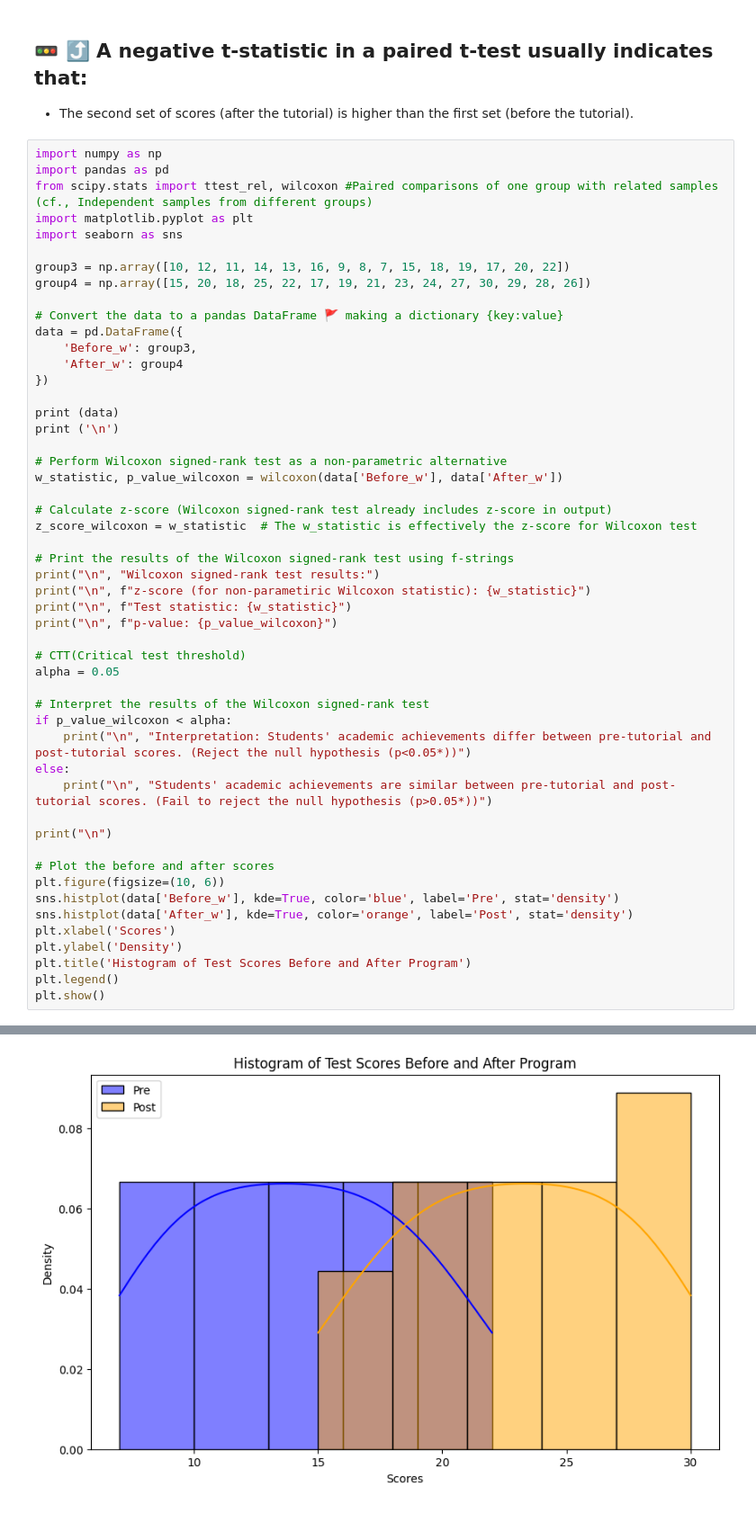
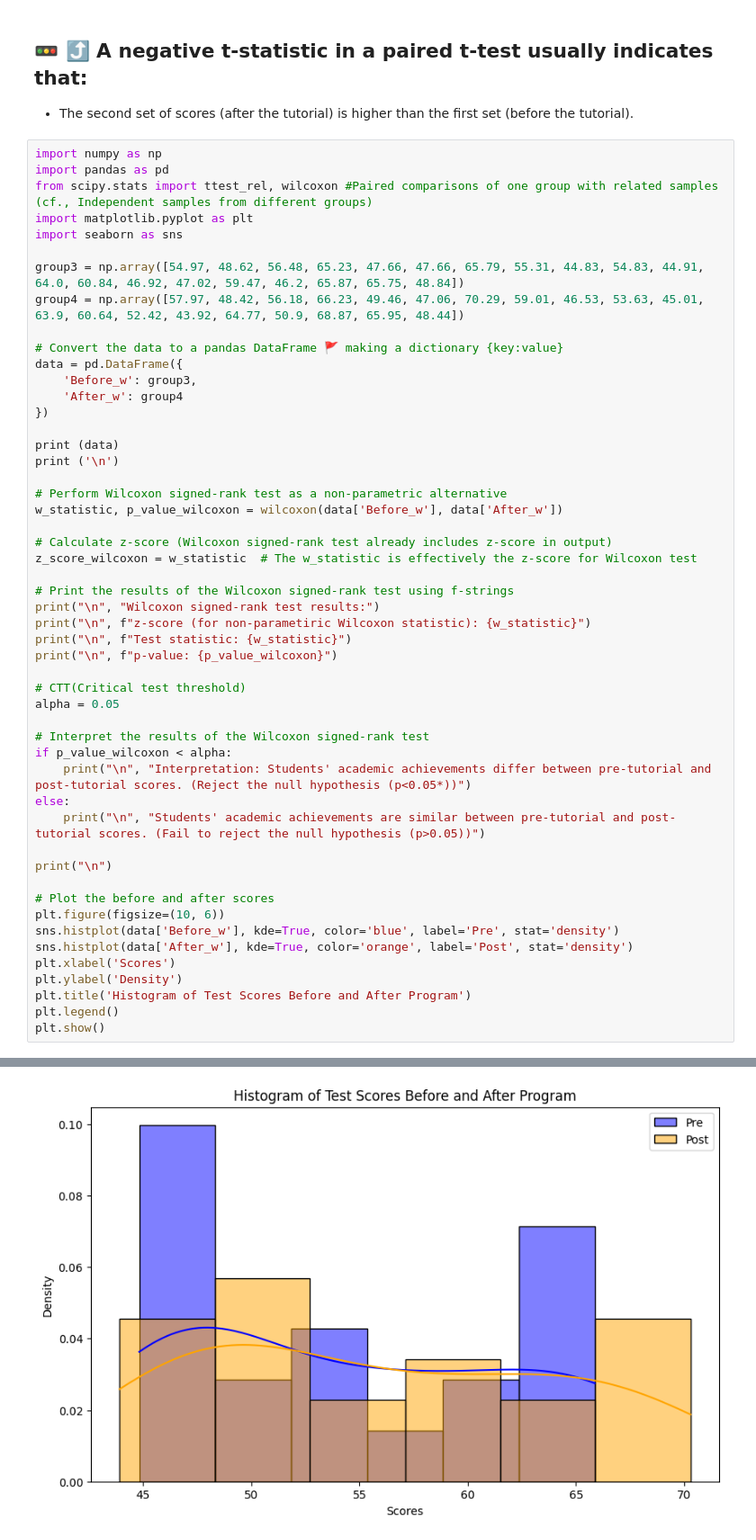
Before and after one commit to ms624atyale/Pandas_Stats_Data_Analysis_2025, a Jupyter notebook: 12_Unpaired_Paired_2Sample_Tests.ipynb, the cells around one changed output, grey strips where cells are left out. Shown: that part at 90% size. Drawn from its saved outputs; the diff is of its cells as text.

```diff
--- a/12_Unpaired_Paired_2Sample_Tests.ipynb
+++ b/12_Unpaired_Paired_2Sample_Tests.ipynb
@@ -240,8 +244,8 @@ from scipy.stats import ttest_rel, wilcoxon #Paired comparisons of one group wit
 import matplotlib.pyplot as plt
 import seaborn as sns
 
-group3 = np.array([10, 12, 11, 14, 13, 16, 9, 8, 7, 15, 18, 19, 17, 20, 22])
-group4 = np.array([15, 20, 18, 25, 22, 17, 19, 21, 23, 24, 27, 30, 29, 28, 26])
+group3 = np.array([54.97, 48.62, 56.48, 65.23, 47.66, 47.66, 65.79, 55.31, 44.83, 54.83, 44.91, 64.0, 60.84, 46.92, 47.02, 59.47, 46.2, 65.87, 65.75, 48.84])
+group4 = np.array([57.97, 48.42, 56.18, 66.23, 49.46, 47.06, 70.29, 59.01, 46.53, 53.63, 45.01, 63.9, 60.64, 52.42, 43.92, 64.77, 50.9, 68.87, 65.95, 48.44])
 
 # Convert the data to a pandas DataFrame 🚩 making a dictionary {key:value}
 data = pd.DataFrame({
@@ -271,7 +275,7 @@ alpha = 0.05
 if p_value_wilcoxon < alpha:
     print("\n", "Interpretation: Students' academic achievements differ between pre-tutorial and post-tutorial scores. (Reject the null hypothesis (p<0.05*))")
 else:
-    print("\n", "Students' academic achievements are similar between pre-tutorial and post-tutorial scores. (Fail to reject the null hypothesis (p>0.05*))")
+    print("\n", "Students' academic achievements are similar between pre-tutorial and post-tutorial scores. (Fail to reject the null hypothesis (p>0.05))")
 
 print("\n")
 
@@ -305 +309 @@ plt.show()
-[figure, old version]
+[figure, new version]
```
Also changed, not shown: parts of 4 cells of this notebook.
